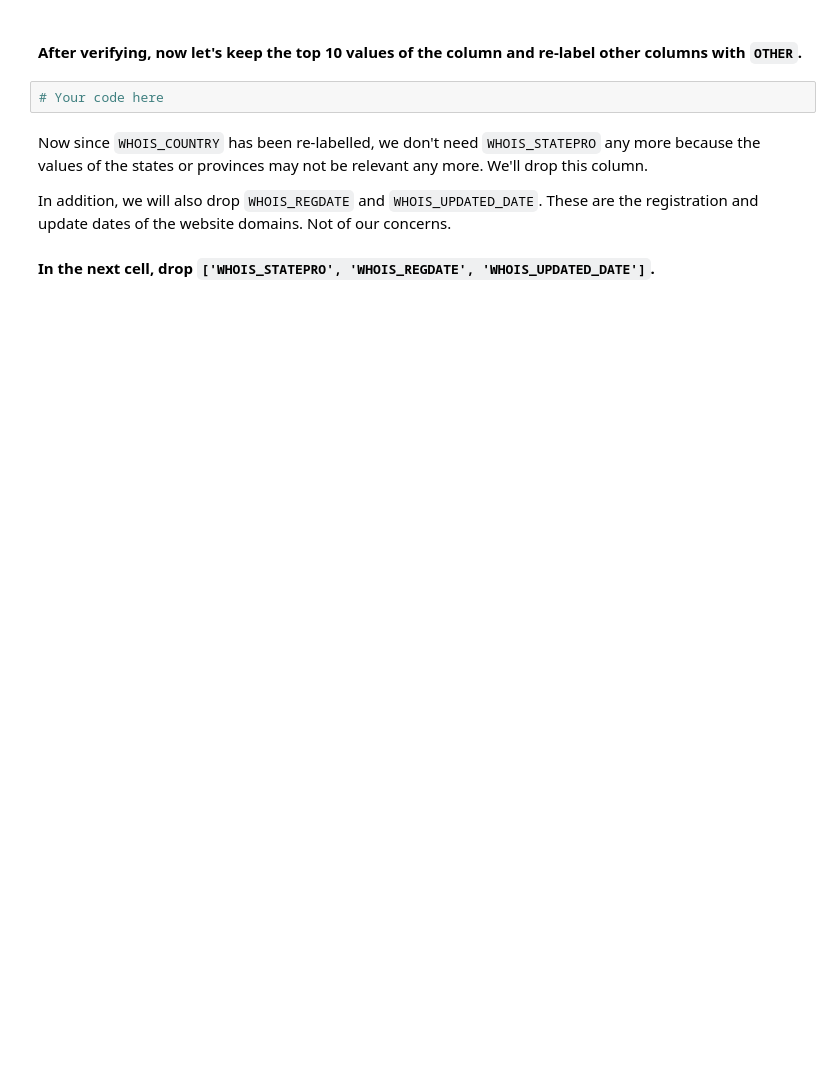
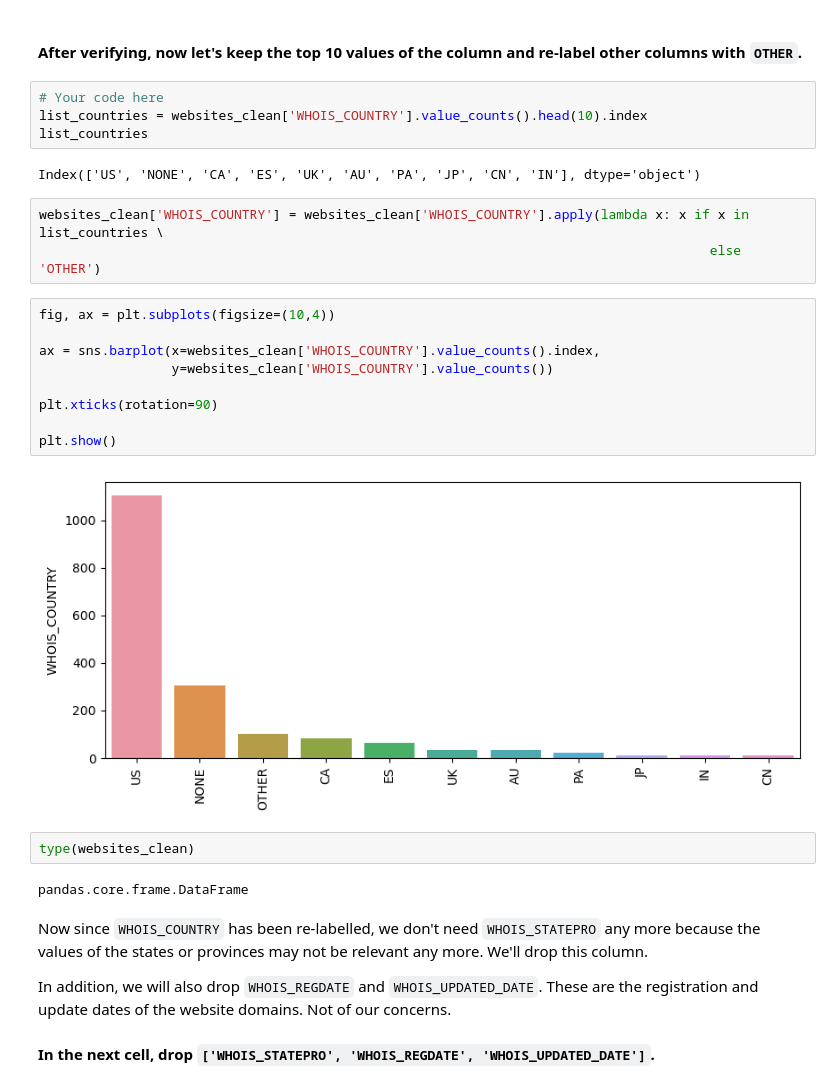
Before and after one commit to Fvperez1/dataptmad0522_labs, a Jupyter notebook: module-3/supervised-learning/your-code/main.ipynb, the cells around one changed output. Cells and saved outputs as stored; diff of their text form; blank space fills up the shorter version.

```diff
--- a/module-3/supervised-learning/your-code/main.ipynb
+++ b/module-3/supervised-learning/your-code/main.ipynb
@@ -338,6 +462,28 @@ The `WHOIS_COUNTRY` column happens to be this case. You can verify it by print a
 #### After verifying, now let's keep the top 10 values of the column and re-label other columns with `OTHER`.
 # %%
 # Your code here
+list_countries = websites_clean['WHOIS_COUNTRY'].value_counts().head(10).index
+list_countries
+# %% [output]
+Index(['US', 'NONE', 'CA', 'ES', 'UK', 'AU', 'PA', 'JP', 'CN', 'IN'], dtype='object')
+# %%
+websites_clean['WHOIS_COUNTRY'] = websites_clean['WHOIS_COUNTRY'].apply(lambda x: x if x in list_countries \
+                                                                                      else 'OTHER')
+# %%
+fig, ax = plt.subplots(figsize=(10,4))
+
+ax = sns.barplot(x=websites_clean['WHOIS_COUNTRY'].value_counts().index,
+                 y=websites_clean['WHOIS_COUNTRY'].value_counts())
+
+plt.xticks(rotation=90)
+
+plt.show()
+# %% [output]
+[figure, added]
+# %%
+type(websites_clean)
+# %% [output]
+pandas.core.frame.DataFrame
 # %% [markdown]
 Now since `WHOIS_COUNTRY` has been re-labelled, we don't need `WHOIS_STATEPRO` any more because the values of the states or provinces may not be relevant any more. We'll drop this column.
 
```
Also changed, not shown: parts of 13 cells of this notebook.
